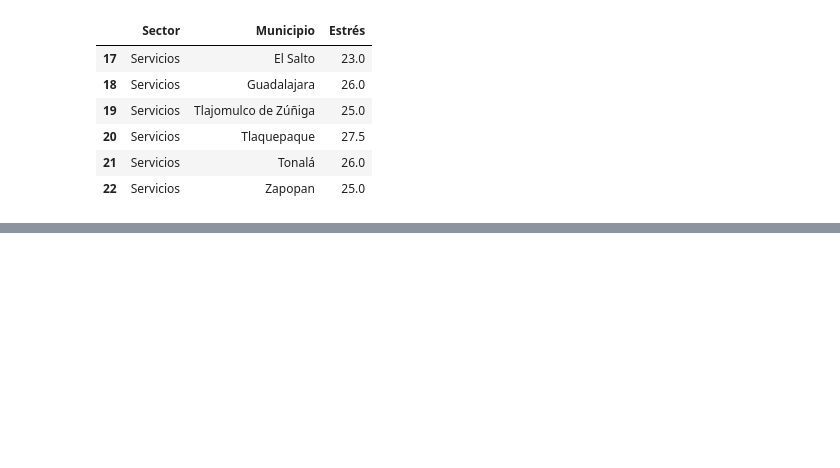
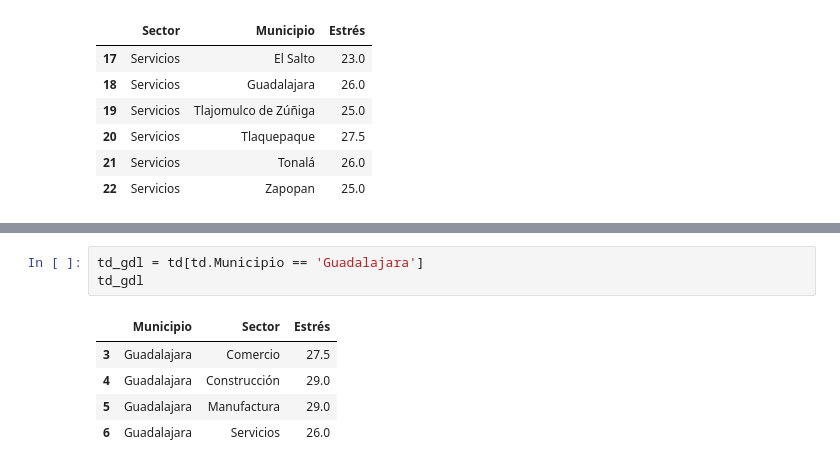
Before and after one commit to IFFranciscoME/Urban_Lab_Desarrollo, a Jupyter notebook: Job/Stress Analysis.ipynb, the cells around one changed output, grey strips where cells are left out. Drawn from its saved outputs; the diff is of its cells as text; blank space fills up the shorter version.

Commit message:
Job's Changes
Stress Analysis by Municipio

```diff
--- a/Job/Stress Analysis.ipynb
+++ b/Job/Stress Analysis.ipynb
@@ -261,0 +284,9 @@ fig.show()
+# %%
+td_gdl = td[td.Municipio == 'Guadalajara']
+td_gdl
+# %% [output]
+|  | Municipio | Sector | Estrés |
+| 3 | Guadalajara | Comercio | 27.5 |
+| 4 | Guadalajara | Construcción | 29.0 |
+| 5 | Guadalajara | Manufactura | 29.0 |
+| 6 | Guadalajara | Servicios | 26.0 |
```
Also changed, not shown: parts of 12 cells of this notebook.
